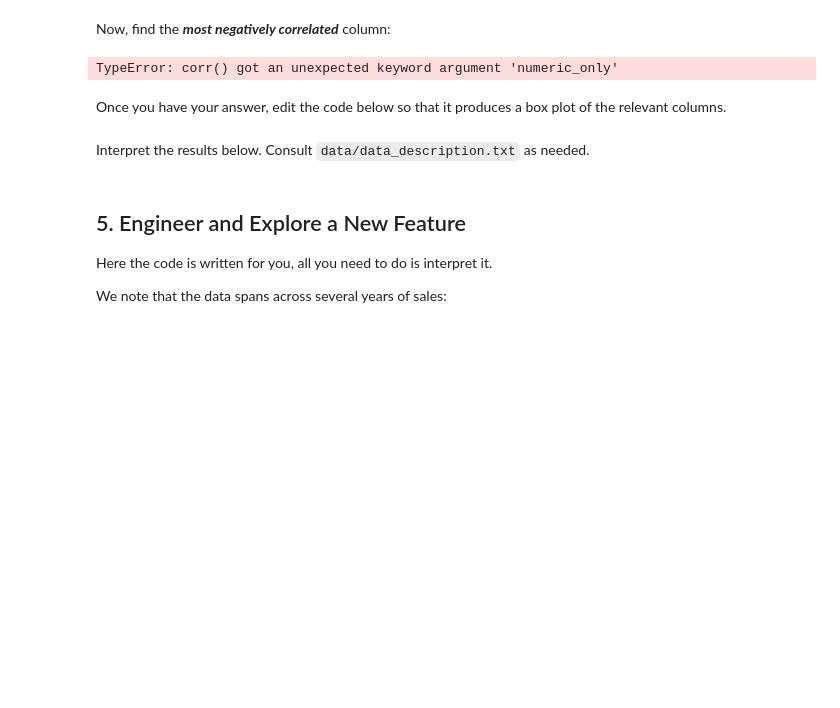
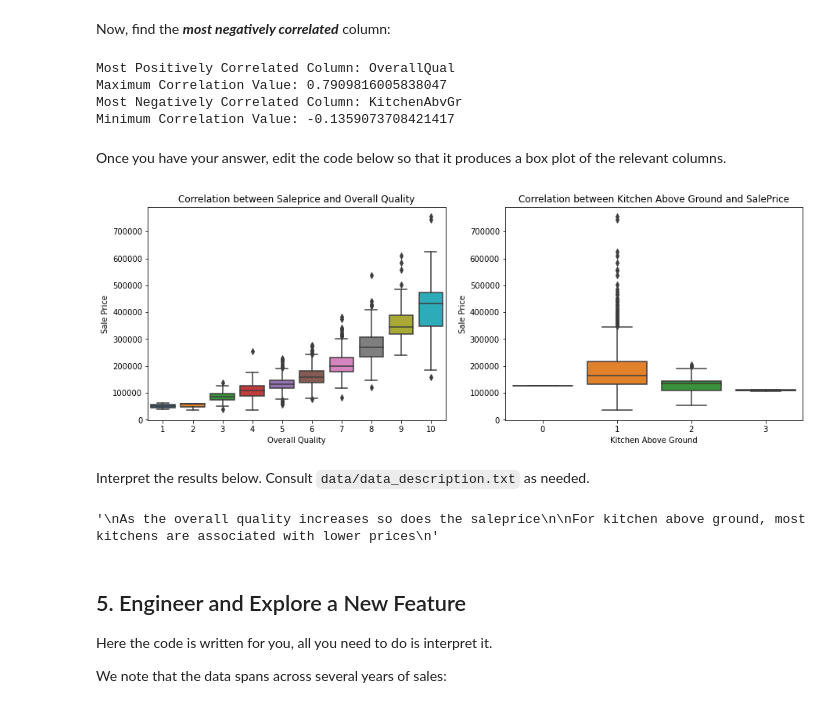
Before and after one commit to Trixiemoek/dsc-pandas-eda-lab, a Jupyter notebook: index.ipynb, the cells around one changed output. Saved outputs shown, nothing was run; the diff lists cells and outputs as text; code cells hidden in the pictures; blank space fills up the shorter version.

```diff
--- a/index.ipynb
+++ b/index.ipynb
@@ -398,47 +398,61 @@ import numpy as np
 # %% [markdown]
 Now, find the ***most negatively correlated*** column:
 # %%
-# Your code here
-correlation_series = df.corr(numeric_only = True)['SalePrice'].sort_values()
-max_corr_value = correlation_series.iloc[-2]
-max_corr_column = correlation_series.index[-2]
+#select only numeric datatypes
+numeric_df = df.select_dtypes(include=[np.number])
+# Calculate Pearson correlation matrix
+correlation_matrix = numeric_df.corr()
+
+# Exclude the 'SalePrice' column from the correlations
+correlation_series = correlation_matrix['SalePrice'].drop('SalePrice')
+
+# most positively correlated column
+max_corr_column = correlation_series.idxmax()
+max_corr_value = correlation_series.max()
+
+# most negatively correlated column
+min_corr_column = correlation_series.idxmin()
+min_corr_value = correlation_series.min()
+
 print("Most Positively Correlated Column:", max_corr_column)
 print("Maximum Correlation Value:", max_corr_value)
-min_corr_value = correlation_series.iloc[0]
-min_corr_column = correlation_series.index[0]
-
 print("Most Negatively Correlated Column:", min_corr_column)
 print("Minimum Correlation Value:", min_corr_value)
 # %% [output]
-TypeError: corr() got an unexpected keyword argument 'numeric_only'
+Most Positively Correlated Column: OverallQual
+Maximum Correlation Value: 0.7909816005838047
+Most Negatively Correlated Column: KitchenAbvGr
+Minimum Correlation Value: -0.1359073708421417
 # %% [markdown]
 Once you have your answer, edit the code below so that it produces a box plot of the relevant columns.
 # %%
 # Replace None with appropriate code
 
 import seaborn as sns
 
 fig, (ax1, ax2) = plt.subplots(ncols=2, figsize=(15,5))
 
 # Plot distribution of column with highest correlation
 sns.boxplot(
-    x=None,
+    x=df['OverallQual'],
     y=df["SalePrice"],
     ax=ax1
 )
 # Plot distribution of column with most negative correlation
 sns.boxplot(
-    x=None,
+    x=df['KitchenAbvGr'],
     y=df["SalePrice"],
     ax=ax2
 )
 
 # Customize labels
-ax1.set_title(None)
-ax1.set_xlabel(None)
+ax1.set_title('Correlation between Saleprice and Overall Quality')
+ax1.set_xlabel('Overall Quality')
 ax1.set_ylabel("Sale Price")
-ax2.set_title(None)
-ax2.set_xlabel(None)
+ax2.set_title('Correlation between Kitchen Above Ground and SalePrice')
+ax2.set_xlabel('Kitchen Above Ground')
 ax2.set_ylabel("Sale Price");
+# %% [output]
+[figure, added]
 # %% [markdown]
 Interpret the results below. Consult `data/data_description.txt` as needed.
@@ -450,3 +459,12 @@ None
+# %%
+# Replace None with appropriate text
+"""
+As the overall quality increases so does the saleprice
+
+For kitchen above ground, most kitchens are associated with lower prices
+"""
+# %% [output]
+'\nAs the overall quality increases so does the saleprice\n\nFor kitchen above ground, most kitchens are associated with lower prices\n'
 # %% [markdown]
 ## 5. Engineer and Explore a New Feature
 
```
Also changed, not shown: parts of 3 cells of this notebook.
